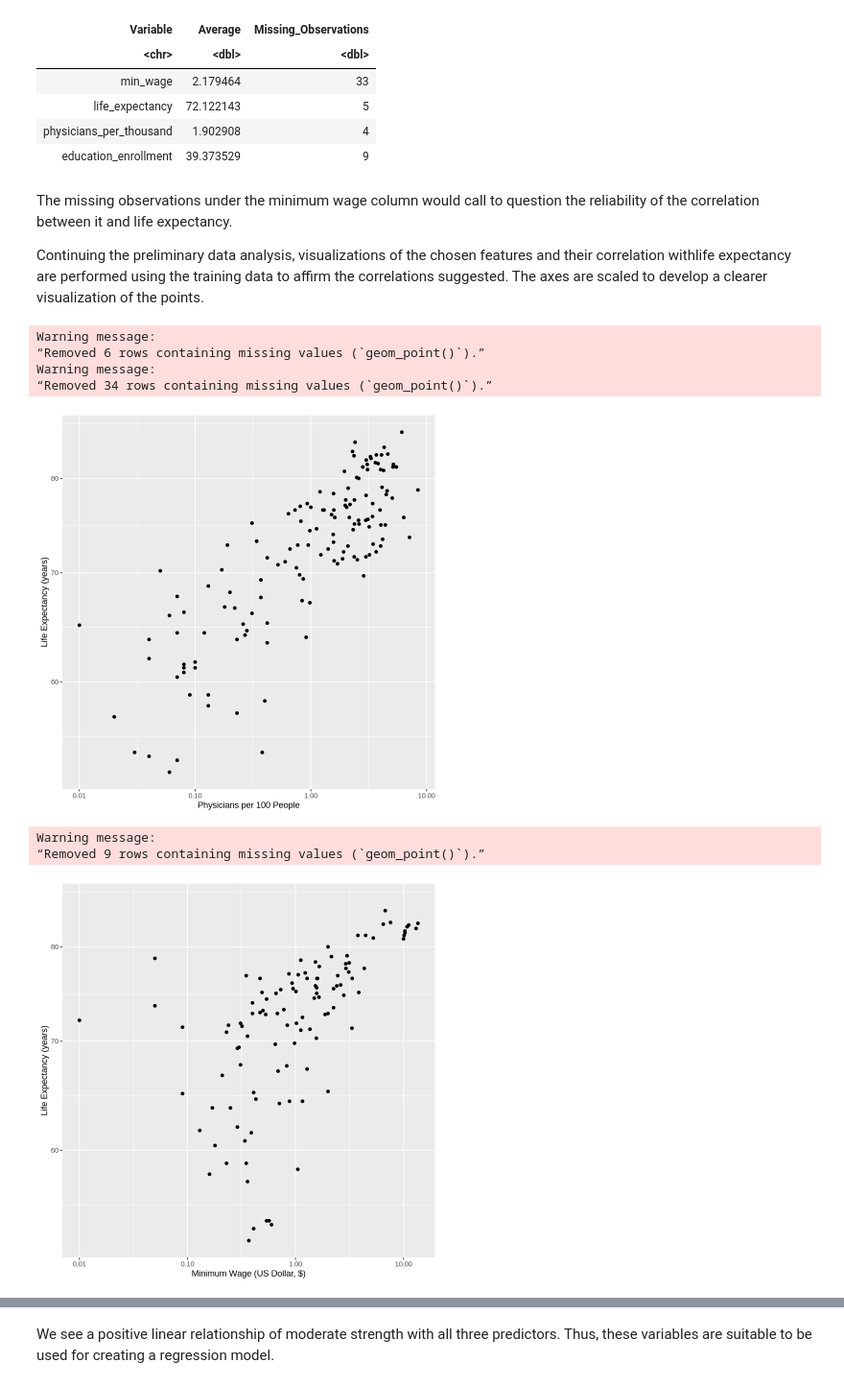
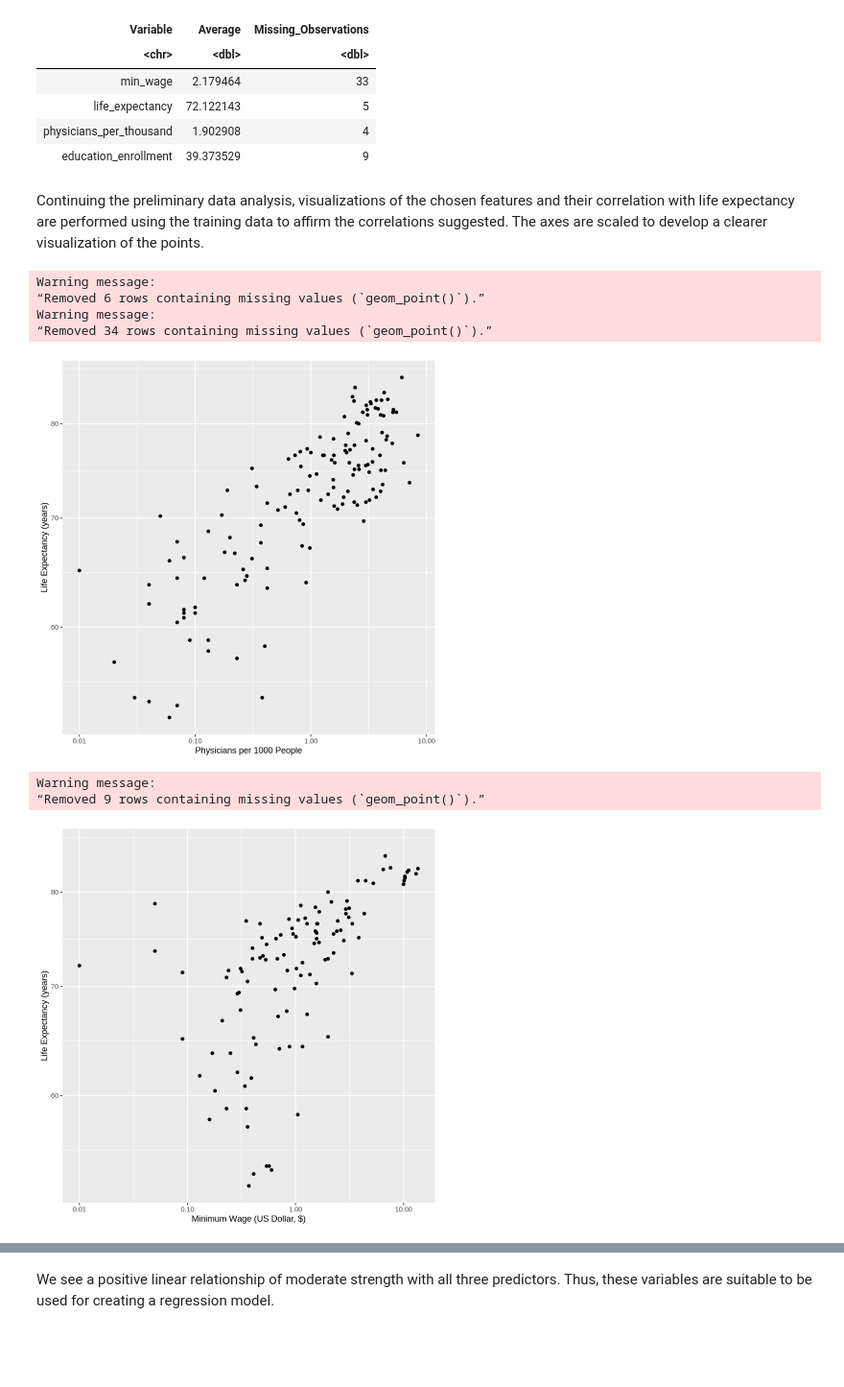
Before and after one commit to Russell-97/Life-Expectancy-Predictor, a Jupyter notebook: Group 39 - Proposal.ipynb, the cells around one changed output, grey strips where cells are left out. Shown at 96% size. Drawn from its saved outputs; the diff is of its cells as text; code cells hidden in the pictures; blank space fills up the shorter version.

Commit message:
final changes
- shortened explanations (word count 496)
- read data from the web instead of locally
- added country as a column in the cleaned dataframe

```diff
--- a/Group 39 - Proposal.ipynb
+++ b/Group 39 - Proposal.ipynb
@@ -43,7 +21,8 @@ set.seed(1689)
 **Preliminary Data Analysis**
 # %%
 # data is a .csv file so it can be read using read_csv
-data <- read_csv("Data/world-data-2023.csv")
+url <- "https://raw.githubusercontent.com/mariemkandeel/Group-39-Project/main/Data/world-data-2023.csv"
+data <- read_csv(url)
 data
 # %% [output]
 Rows: 195 Columns: 35
@@ -123,22 +110,34 @@ A tibble: 4 × 3
 | physicians_per_thousand | 1.902908 | 4 |
 | education_enrollment | 39.373529 | 9 |
 # %% [markdown]
-The missing observations under the minimum wage column would call to question the reliability of the correlation between it and life expectancy.
-
-Continuing the preliminary data analysis, visualizations of the chosen features and their correlation withlife expectancy are performed using the training data to affirm the correlations suggested. The axes are scaled to develop a clearer visualization of the points.
+Continuing the preliminary data analysis, visualizations of the chosen features and their correlation with life expectancy are performed using the training data to affirm the correlations suggested. The axes are scaled to develop a clearer visualization of the points.
 # %%
-physicians_plot <- ggplot(data_training, aes(x = physicians_per_thousand, y = life_expectancy)) + geom_point() + scale_x_log10() + scale_y_log10() + labs(x = "Physicians per 100 People", y = "Life Expectancy (years)")
+physicians_plot <- ggplot(data_training, aes(x = physicians_per_thousand, y = life_expectancy)) +
+    geom_point() +
+    scale_x_log10() +
+    scale_y_log10() +
+    labs(x = "Physicians per 1000 People", y = "Life Expectancy (years)")
 physicians_plot
-min_wage_plot <- ggplot(data_training, aes(x = min_wage, y = life_expectancy)) + geom_point() + scale_x_log10() + scale_y_log10() + labs(x = "Minimum Wage (US Dollar, $)", y = "Life Expectancy (years)")
+
+min_wage_plot <- ggplot(data_training, aes(x = min_wage, y = life_expectancy)) +
+    geom_point() +
+    scale_x_log10() +
+    scale_y_log10() +
+    labs(x = "Minimum Wage (US Dollar, $)", y = "Life Expectancy (years)")
 min_wage_plot
-education_enrollment_plot <- ggplot(data_training, aes(x = education_enrollment, y = life_expectancy)) + geom_point() + scale_x_log10() + scale_y_log10() + labs(x = "Post-Secondary Education enrollment (%)", y = "Life Expectancy (years)")
+
+education_enrollment_plot <- ggplot(data_training, aes(x = education_enrollment, y = life_expectancy)) +
+    geom_point() +
+    scale_x_log10() +
+    scale_y_log10() +
+    labs(x = "Post-Secondary Education enrollment (%)", y = "Life Expectancy (years)")
 education_enrollment_plot
 # %% [output]
 Warning message:
 “Removed 6 rows containing missing values (`geom_point()`).”
 Warning message:
 “Removed 34 rows containing missing values (`geom_point()`).”
-[figure, old version]
+[figure, new version]
 Warning message:
 “Removed 9 rows containing missing values (`geom_point()`).”
 [figure]
```
Also changed, not shown: parts of 7 cells of this notebook.
